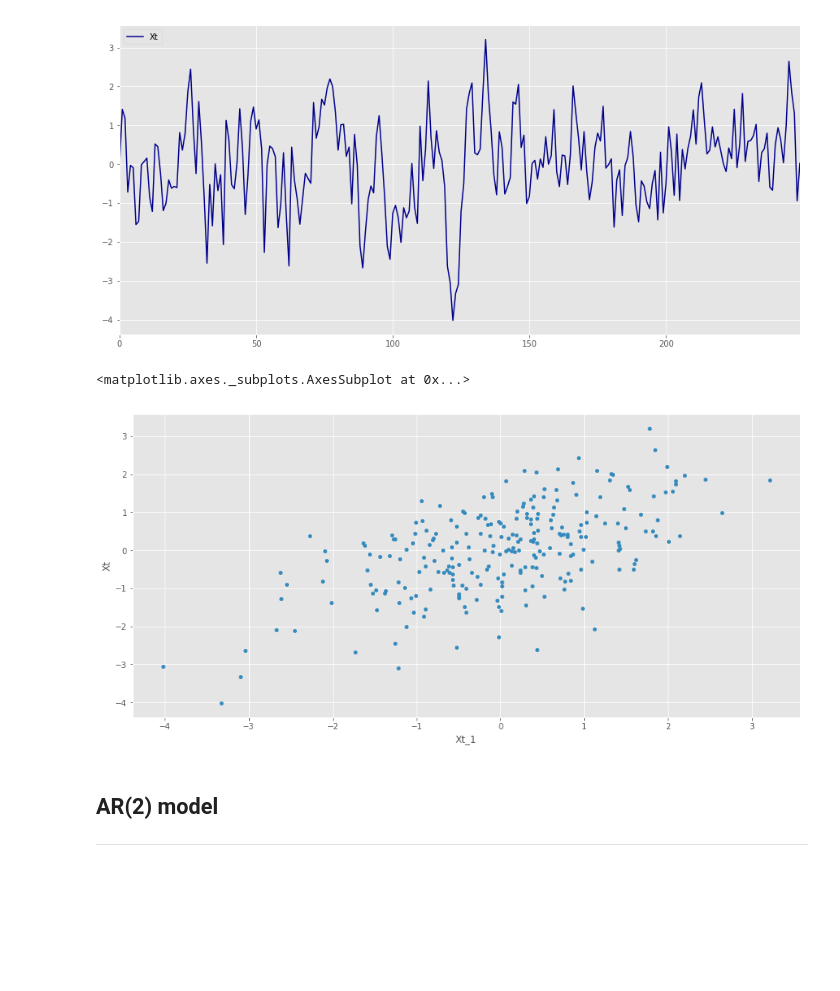
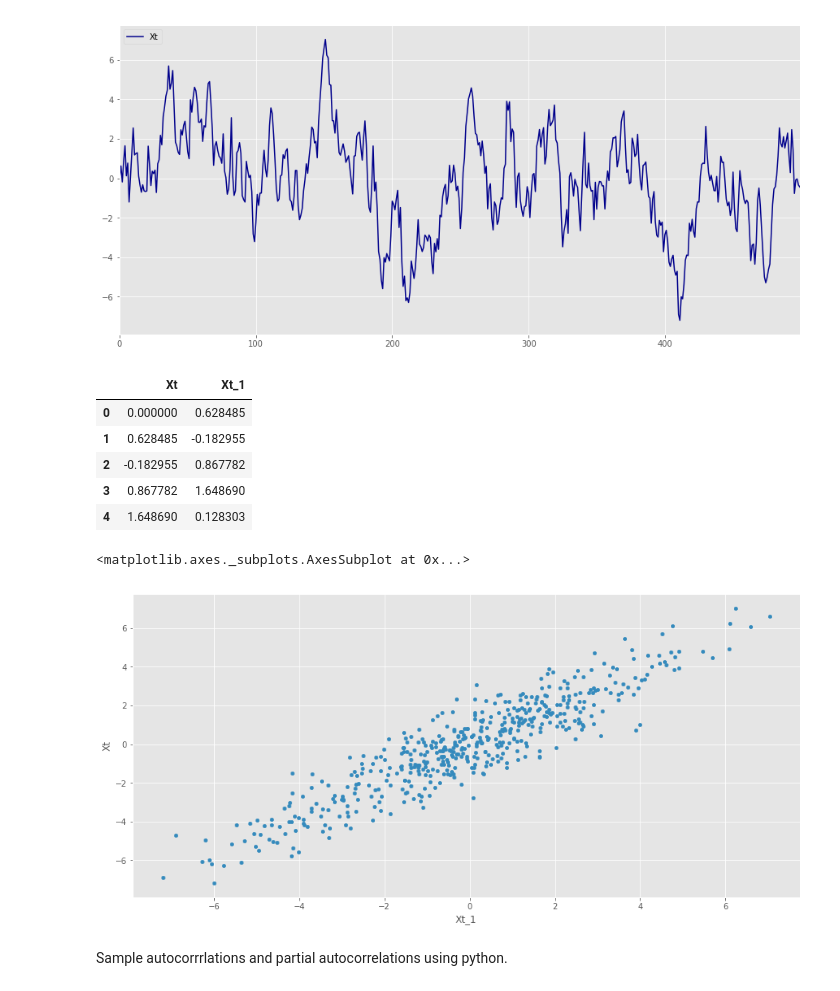
Before and after one commit to ErickEduardoAH/TimeSeriesAnalysis, a Jupyter notebook: 1.3 Time Series Stationary Models - Autoregresive Time Series.ipynb, the cells around one changed output. Saved outputs shown, nothing was run; the diff lists cells and outputs as text; code cells hidden in the pictures; blank space fills up the shorter version.

```diff
--- a/1.3 Time Series Stationary Models - Autoregresive Time Series.ipynb
+++ b/1.3 Time Series Stationary Models - Autoregresive Time Series.ipynb
@@ -278,13 +369,18 @@ $$
 # %%
-AR_1 = processAR1(sigma2=1,phi=0.5,n=250,x0=0)
+AR_1 = processAR1(sigma2=1,phi=0.9,n=500,x0=0)
 plotTimeSeries(AR_1)
 AR_1['Xt_1'] = AR_1['Xt'].shift(-1)
+display(AR_1[:5])
 AR_1.plot.scatter(x='Xt_1',y='Xt',figsize=(15,7))
 # %% [output]
-[figure, old version]
+[figure, new version]
+|  | Xt | Xt_1 |
+| 0 | 0.000000 | 0.628485 |
+| 1 | 0.628485 | -0.182955 |
+| 2 | -0.182955 | 0.867782 |
+| 3 | 0.867782 | 1.648690 |
+| 4 | 1.648690 | 0.128303 |
 <matplotlib.axes._subplots.AxesSubplot at 0x...>
-[figure, old version]
+[figure, new version]
-# %% [markdown]
-## AR(2) model
-
-___
+# %% [markdown]
+Sample autocorrrlations and partial autocorrelations using python.
```
Also changed, not shown: parts of 11 cells of this notebook.
